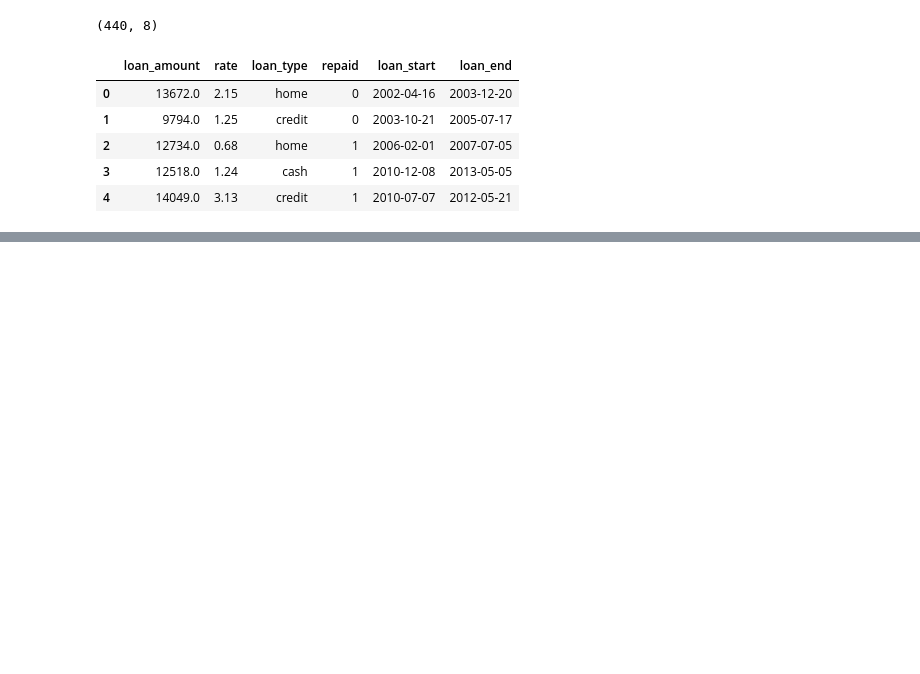
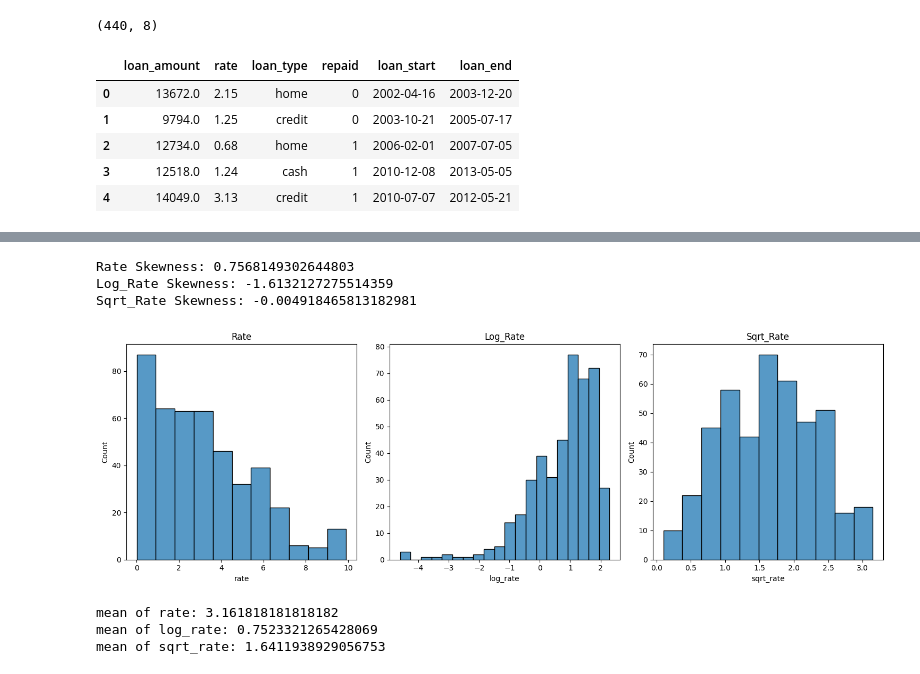
Before and after one commit to shadmankhezri/regression_loan, a Jupyter notebook: loan_regression.ipynb, the cells around one changed output, grey strips where cells are left out. Saved outputs shown, nothing was run; the diff lists cells and outputs as text; code cells hidden in the pictures; blank space fills up the shorter version.

Commit message:
normalization and create models

```diff
--- a/loan_regression.ipynb
+++ b/loan_regression.ipynb
@@ -371,0 +374,8 @@ df.head()
+# %%
+# For numerical column rate and loan_amount, create two new columns and calculate the log and sqrt.
+
+# for rate
+
+df['log_rate'] = np.log(df['rate'])
+df['sqrt_rate'] = np.sqrt(df['rate'])
+df.head()
@@ -371,0 +389,37 @@ df.head()
+# %%
+# After calculating the log and sqrt, we can calculate the skewness value for all three states using the skew function.
+# And we must keep in mind that the closer the skewness is to 0, the more normal the data is.
+
+from scipy.stats import skew
+
+print(f"Rate Skewness: {skew(df['rate'])}")
+print(f"Log_Rate Skewness: {skew(df['log_rate'])}")
+print(f"Sqrt_Rate Skewness: {skew(df['sqrt_rate'])}")
+# %% [output]
+Rate Skewness: 0.7568149302644803
+Log_Rate Skewness: -1.6132127275514359
+Sqrt_Rate Skewness: -0.004918465813182981
+# %%
+# And we can show the normality of each of these columns graphically and compare the skewness in each one.
+# In the case of column rate, we notice that the original data has a positive skewness and the log data has a negative skewness,
+# but the sqrt has a more normal skewness.
+
+fig, axes = plt.subplots(1, 3, figsize=(15, 5))
+sns.histplot(x=df['rate'], ax=axes[0])
+sns.histplot(x=df['log_rate'], ax=axes[1])
+sns.histplot(x=df['sqrt_rate'], ax=axes[2])
+axes[0].set_title('Rate')
+axes[1].set_title('Log_Rate')
+axes[2].set_title('Sqrt_Rate')
+plt.tight_layout()
+plt.show()
+# %% [output]
+[figure, added]
+# %%
+print(f"mean of rate: {df['rate'].mean()}")
+print(f"mean of log_rate: {df['log_rate'].mean()}")
+print(f"mean of sqrt_rate: {df['sqrt_rate'].mean()}")
+# %% [output]
+mean of rate: 3.161818181818182
+mean of log_rate: 0.7523321265428069
+mean of sqrt_rate: 1.6411938929056753
```
Also changed, not shown: parts of 35 cells of this notebook.
